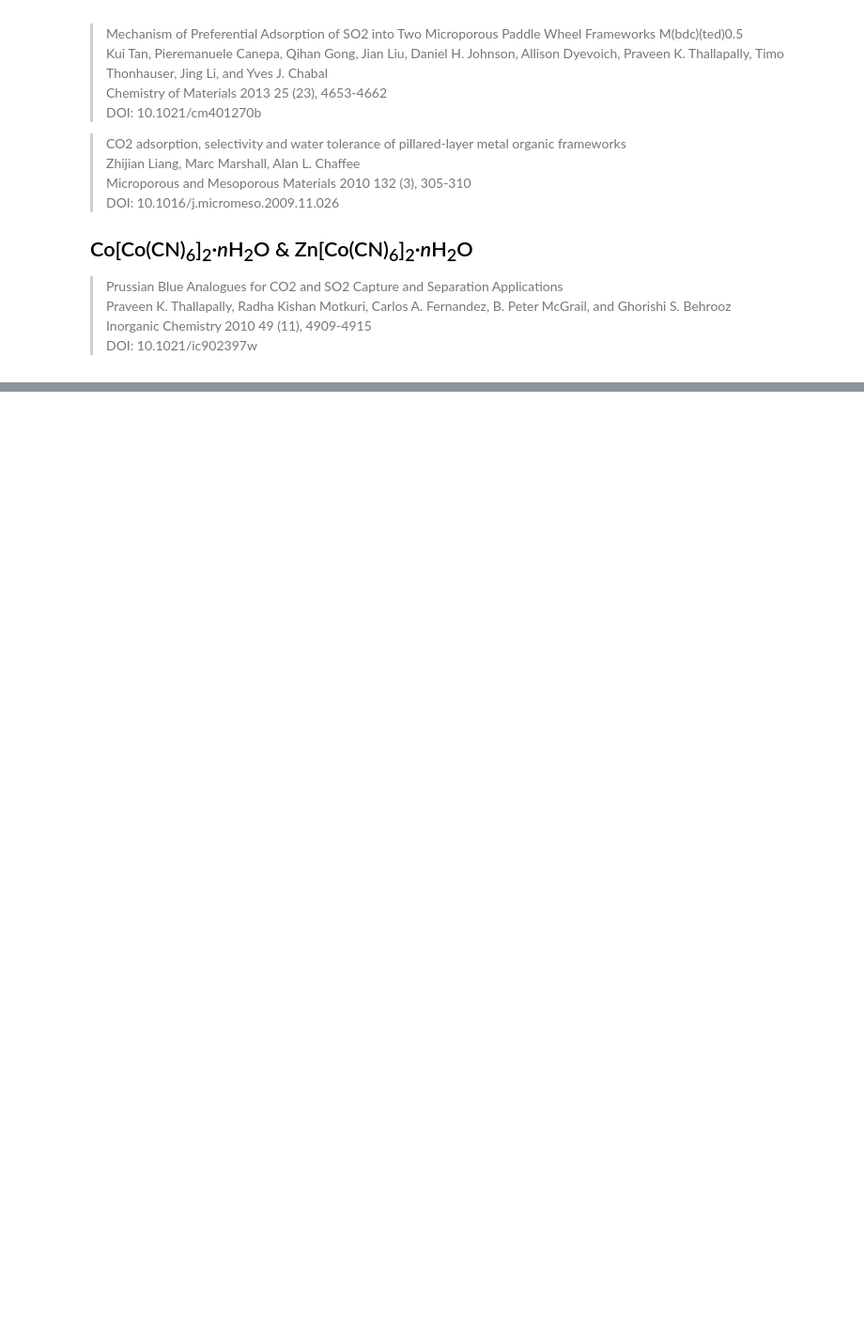
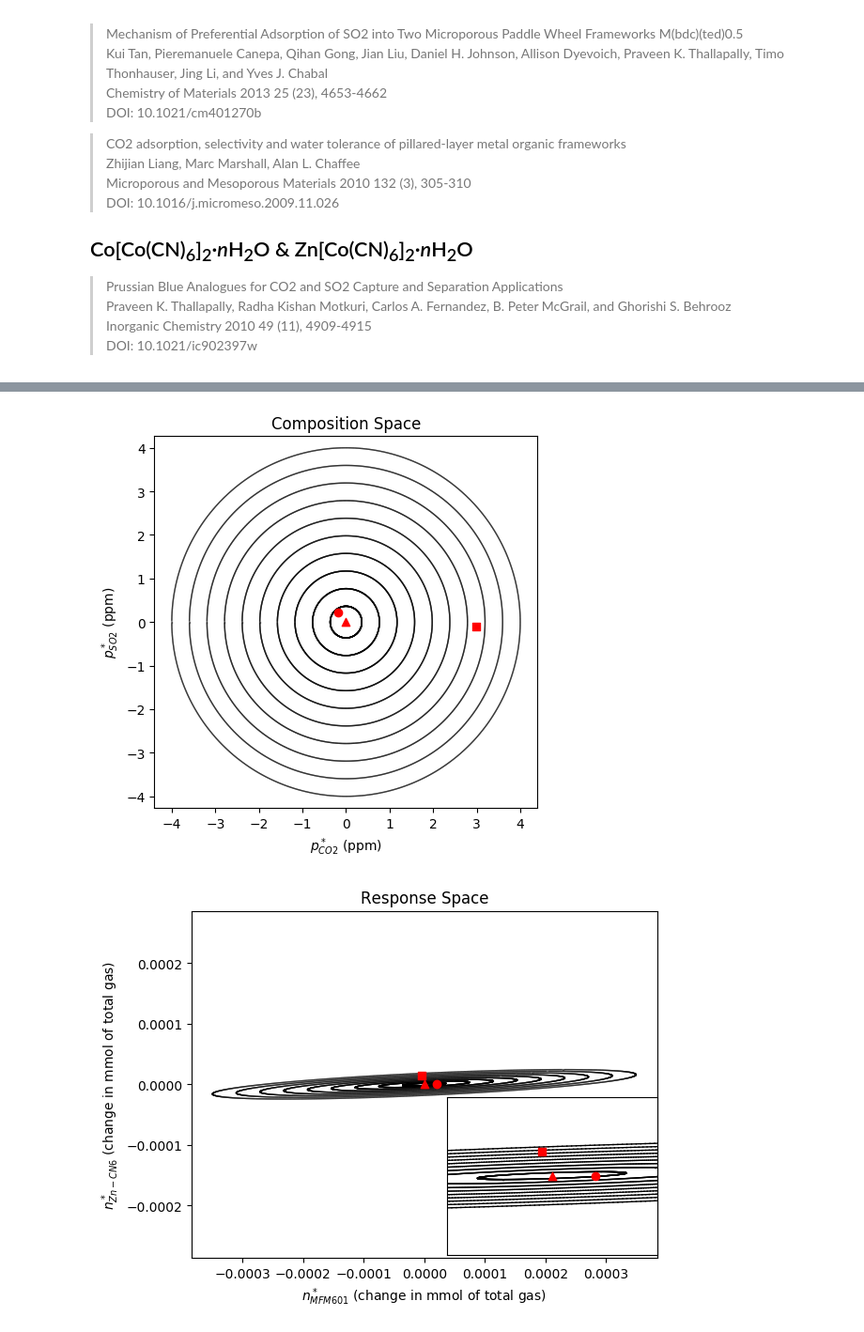
Before and after one commit to SimonEnsemble/sensor_arrays, a Jupyter notebook: src/Sensing.ipynb, the cells around one changed output, grey strips where cells are left out. Shown at 94% size. Cells and saved outputs as stored; diff of their text form; code cells hidden in the pictures; blank space fills up the shorter version.

```diff
--- a/src/Sensing.ipynb
+++ b/src/Sensing.ipynb
@@ -289,0 +404,5 @@ DOI: 10.1021/ic902397w
+# %%
+plot_mapping([1,8], ["CO2", "SO2"])
+# %% [output]
+[figure, added]
+[figure, added]
```
Also changed, not shown: parts of 12 cells of this notebook.
